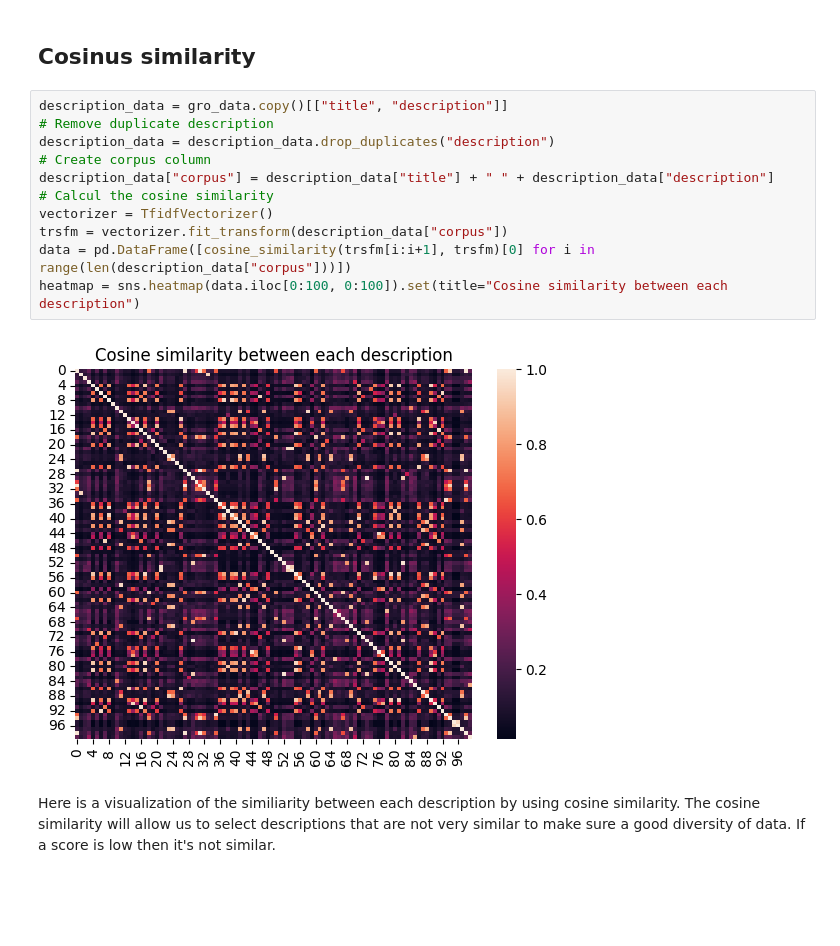
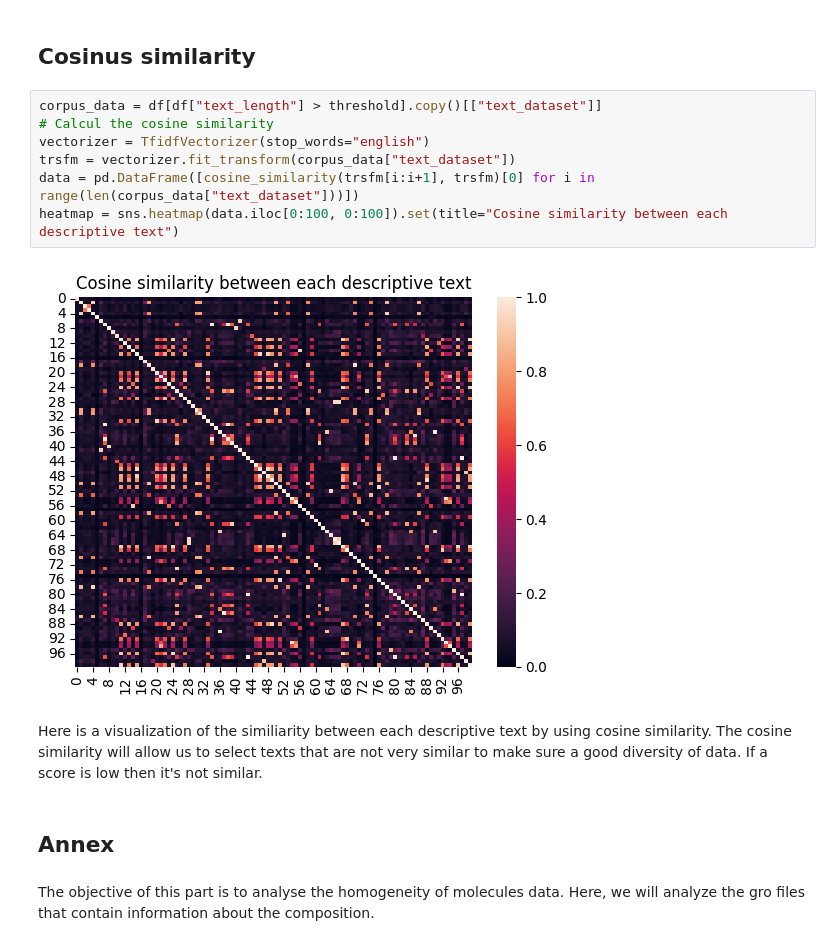
Before and after one commit to pierrepo/mdner, a Jupyter notebook: notebooks/annotation_analysis.ipynb, the cells around one changed output. Saved outputs shown, nothing was run; the diff lists cells and outputs as text; blank space fills up the shorter version.

Commit message:
Update commentary, add an annex section and change hist for gro files section

```diff
--- a/notebooks/annotation_analysis.ipynb
+++ b/notebooks/annotation_analysis.ipynb
@@ -155,17 +93,17 @@ plt.show()
 # %% [markdown]
 ## Cosinus similarity
-# %%
-description_data = gro_data.copy()[["title", "description"]]
-# Remove duplicate description
-description_data = description_data.drop_duplicates("description")
-# Create corpus column
-description_data["corpus"] = description_data["title"] + " " + description_data["description"]
-# Calcul the cosine similarity
-vectorizer = TfidfVectorizer()
-trsfm = vectorizer.fit_transform(description_data["corpus"])
-data = pd.DataFrame([cosine_similarity(trsfm[i:i+1], trsfm)[0] for i in range(len(description_data["corpus"]))])
-heatmap = sns.heatmap(data.iloc[0:100, 0:100]).set(title="Cosine similarity between each description")
-# %% [output]
-[figure, removed]
+# %%
+corpus_data = df[df["text_length"] > threshold].copy()[["text_dataset"]]
+# Calcul the cosine similarity
+vectorizer = TfidfVectorizer(stop_words="english")
+trsfm = vectorizer.fit_transform(corpus_data["text_dataset"])
+data = pd.DataFrame([cosine_similarity(trsfm[i:i+1], trsfm)[0] for i in range(len(corpus_data["text_dataset"]))])
+heatmap = sns.heatmap(data.iloc[0:100, 0:100]).set(title="Cosine similarity between each descriptive text")
+# %% [output]
+[figure, added]
 # %% [markdown]
-Here is a visualization of the similiarity between each description by using cosine similarity. The cosine similarity will allow us to select descriptions that are not very similar to make sure a good diversity of data. If a score is low then it's not similar.
+Here is a visualization of the similiarity between each descriptive text by using cosine similarity. The cosine similarity will allow us to select texts that are not very similar to make sure a good diversity of data. If a score is low then it's not similar.
+# %% [markdown]
+## Annex
+# %% [markdown]
+The objective of this part is to analyse the homogeneity of molecules data. Here, we will analyze the gro files that contain information about the composition.
```
Also changed, not shown: parts of 20 cells of this notebook.
